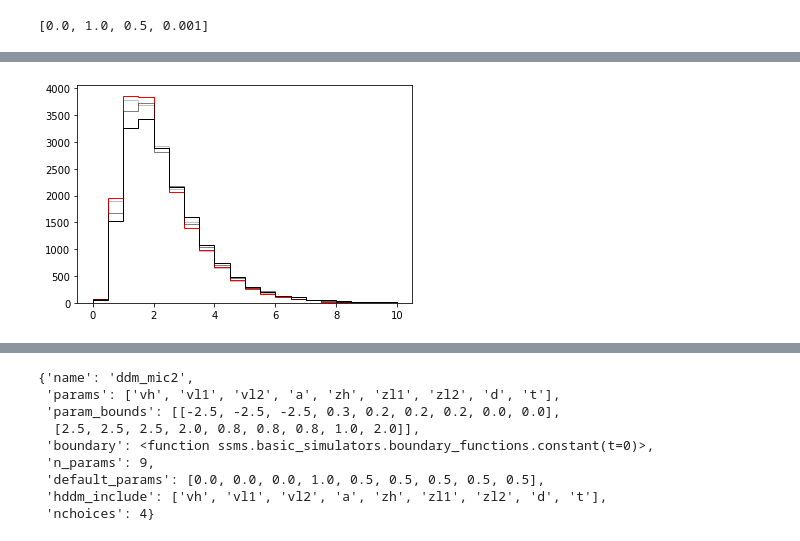
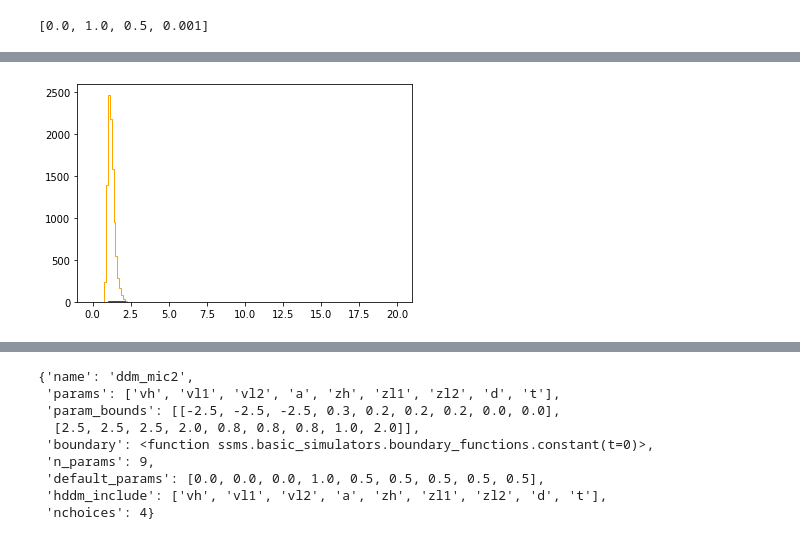
Before and after one commit to AlexanderFengler/LAN_scripts, a Jupyter notebook: tests_simulator_speed.ipynb, the cells around one changed output, grey strips where cells are left out. Cells and saved outputs as stored; diff of their text form; code cells hidden in the pictures.

```diff
--- a/tests_simulator_speed.ipynb
+++ b/tests_simulator_speed.ipynb
@@ -76,15 +77,20 @@ print(elapsed / 100)
 # %%
-model = 'ddm_mic2'
-d_s = [0, 0.25, 0.5, 1]
-for d in d_s:
-    theta = [1.0, 1.0, 1.0, 1.75, 0.5, 0.5, 0.5, d, 0]
-    out = ssms.basic_simulators.simulator(theta = theta,
-                                          model = model,
-                                          n_samples = 20000)
+model = 'ddm_par2_angle_no_bias'
+#d_s = [0, 0.25, 0.5, 1]
 
-    if d == 0:
-        plt.hist(out['rts'][out['choices'] == 3], range = (0, 10), bins = 20, histtype = 'step', color = 'red')
-    else:
-        plt.hist(out['rts'][out['choices'] == 3], range = (0, 10), bins = 20, histtype = 'step', alpha = d, color = 'black')
+theta = [3.0, -2.0, -2.0, 2.00, 0.5, 0.8]
+out = ssms.basic_simulators.simulator(theta = theta,
+                                      model = model,
+                                      n_samples = 10000)
+
+#if d == 0:
+color = ['blue', 'red', 'orange', 'green']
+cnt = 0
+for c in [0, 1, 2, 3]:
+    plt.hist(out['rts'][out['choices'] == c], range = (0, 20), bins = 160, histtype = 'step', color = color[c])
+    cnt += 1
+
+#else:
+#plt.hist(out['rts'][out['choices'] == 3], range = (0, 1), bins = 100, histtype = 'step', alpha = d, color = 'black')
 # %% [output]
-[figure, old version]
+[figure, new version]
```
Also changed, not shown: parts of 4 cells of this notebook, 5 other files.
